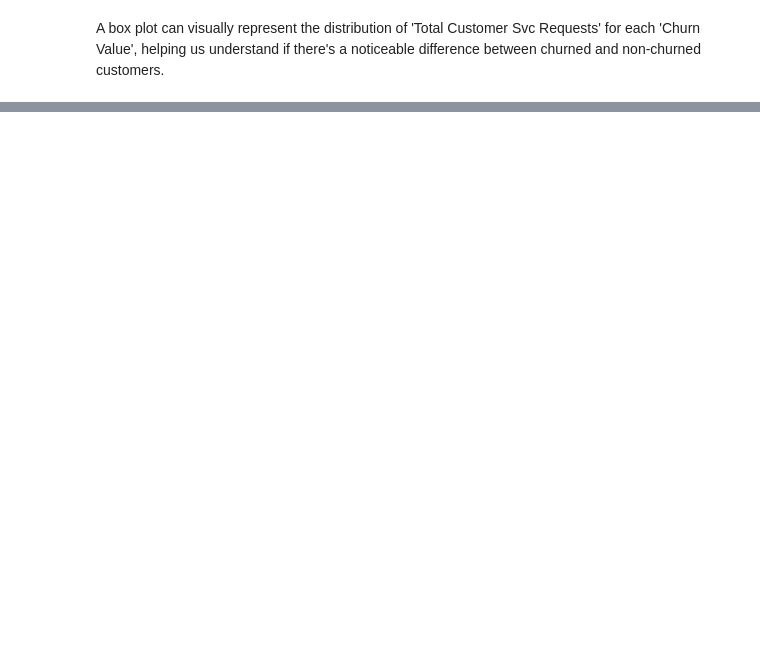
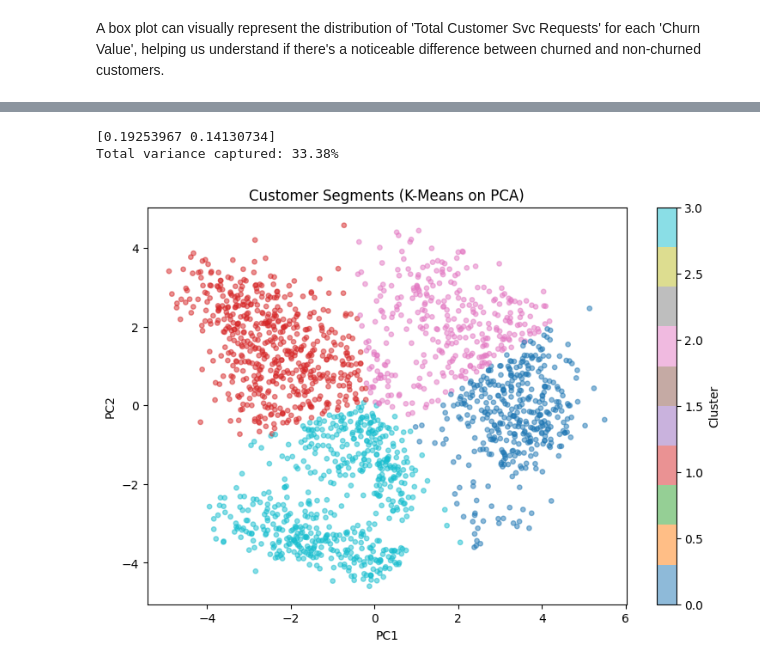
Before and after one commit to asit18/ai-ml, a Jupyter notebook: colab_activity6_2.ipynb, the cells around one changed output, grey strips where cells are left out. Saved outputs shown, nothing was run; the diff lists cells and outputs as text; code cells hidden in the pictures; blank space fills up the shorter version.

```diff
--- a/colab_activity6_2.ipynb
+++ b/colab_activity6_2.ipynb
@@ -234,0 +404,24 @@ print(pca.explained_variance_ratio_)
+# %%
+# Apply PCA first (reduces noise, speeds up clustering)
+pca = PCA(n_components=2)  # 2 components so we can visualize
+df_pca = pca.fit_transform(df_scaled)
+
+# Run K-Means (let's say elbow said k=4)
+km = KMeans(n_clusters=4, random_state=42, n_init='auto')
+labels = km.fit_predict(df_pca)
+
+print(pca.explained_variance_ratio_)
+print(f"Total variance captured: {sum(pca.explained_variance_ratio_):.2%}")
+
+# Visualize clusters
+plt.figure(figsize=(9, 6))
+scatter = plt.scatter(df_pca[:, 0], df_pca[:, 1], c=labels, cmap='tab10', alpha=0.5, s=15)
+plt.colorbar(scatter, label='Cluster')
+plt.xlabel('PC1')
+plt.ylabel('PC2')
+plt.title('Customer Segments (K-Means on PCA)')
+plt.show()
+# %% [output]
+[0.19253967 0.14130734]
+Total variance captured: 33.38%
+[figure, added]
```
Also changed, not shown: parts of 26 cells of this notebook.
